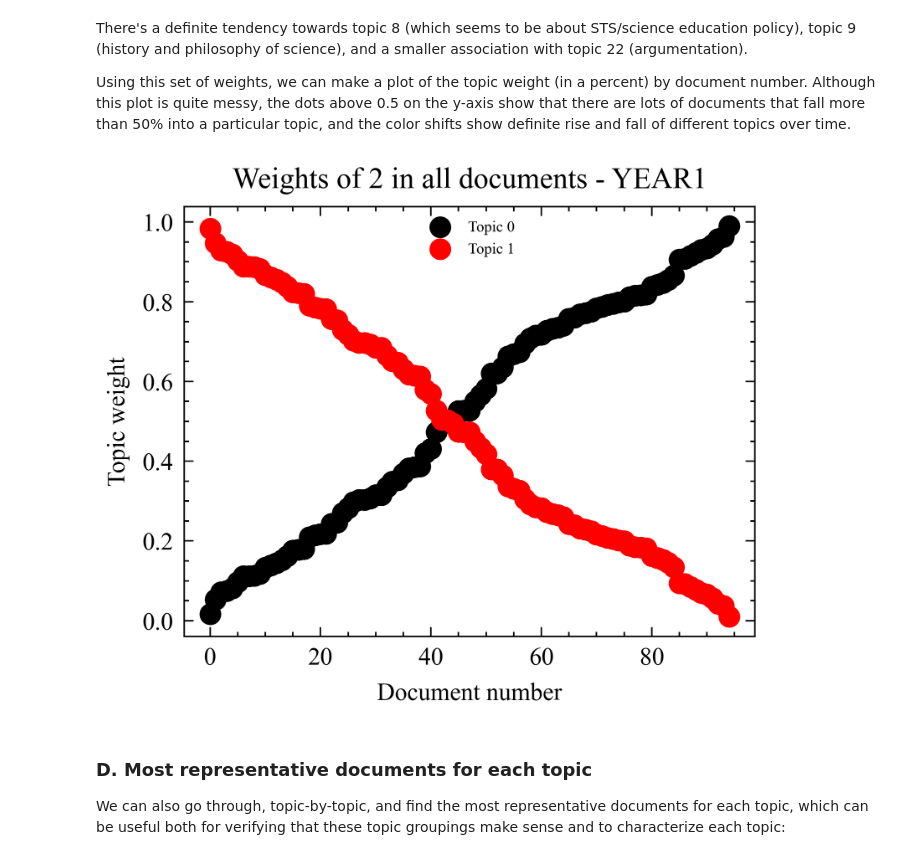
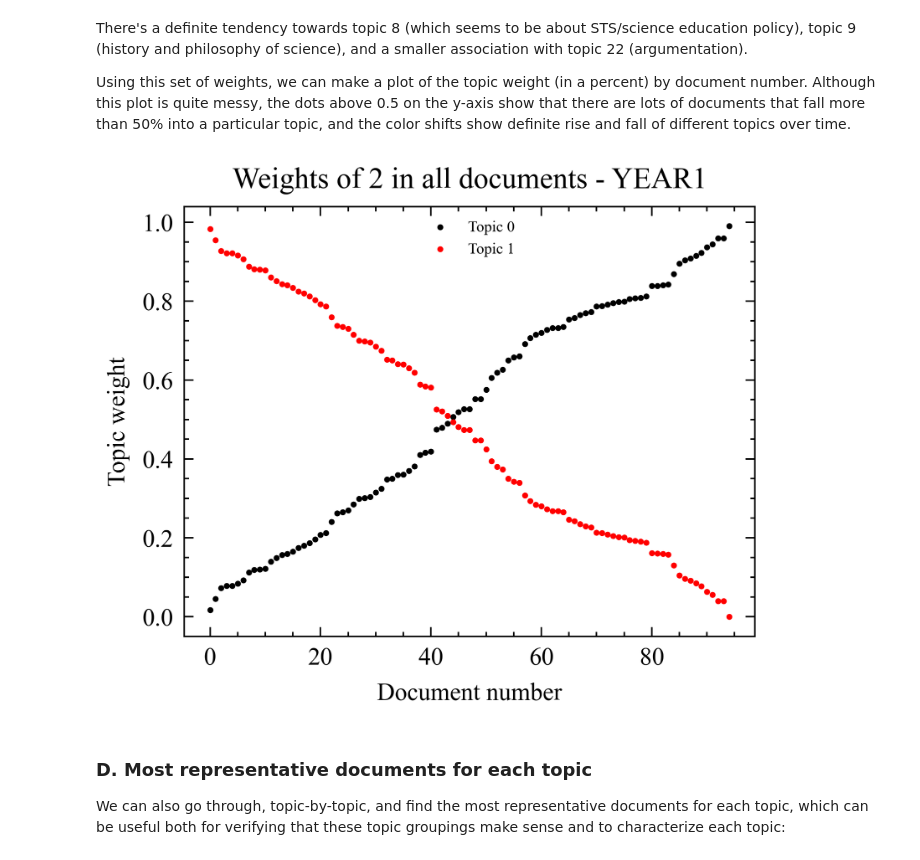
Before and after one commit to jiayang-zhang/nlp-physicseducation, a Jupyter notebook: 10 ScienceEd_RepresentativeModel_Final_YEAR1.ipynb, the cells around one changed output. Cells and saved outputs as stored; diff of their text form; code cells hidden in the pictures.

```diff
--- a/10 ScienceEd_RepresentativeModel_Final_YEAR1.ipynb
+++ b/10 ScienceEd_RepresentativeModel_Final_YEAR1.ipynb
@@ -63,14 +63,19 @@ We have also defines some helper scripts for commonly-used functions like paths
 # year 1 and 2 grades
 grades = 'outputs/anonymised_gs_int_marks.csv'
 df_grades = pd.read_csv(grades, encoding= 'utf-8')
+extracted_col_grades_y1 = df_grades['GS percent']
+extracted_col_grades_y2 = df_grades['Interferometry percent']
 
 #Y1
 dir_csv_y1 = 'outputs/labels_cleaned_y1c1c2.csv'
 df_y1     = pd.read_csv(dir_csv_y1, encoding='utf-8')
+df_y1     = df_y1.join(extracted_col_grades_y1)
+
 
 #Y2
 dir_csv_y2 = 'outputs/labels_cleaned_y2.csv'
 df_y2      = pd.read_csv(dir_csv_y2, encoding='utf-8')
+df_y2      = df_y2.join(extracted_col_grades_y2)
 
 
 #Y1Y2
@@ -463,19 +462,20 @@ Using this set of weights, we can make a plot of the topic weight (in a percent)
 # %%
 # imports for scienceplots
 import matplotlib
 import scienceplots
 plt.style.use(['science', 'ieee','no-latex'])
 matplotlib.rc('font', family='times new roman')
+
 #plt.figure(figsize=(18, 8))
 for t in range(num_topics):
-    plt.scatter(weights.index, sorted_weights.iloc[:,t], label='Topic '+str(t))
+    plt.scatter(weights.index, sorted_weights.iloc[:,t], label='Topic '+str(t), linewidths=0.5, marker= 'o', s = 2)
 plt.xlabel("Document number")
 plt.ylabel("Topic weight")
 plt.legend(loc='upper center', prop = {'size' : 5})
 plt.title('Weights of %d in all documents - YEAR1' % num_topics)
 plt.show();
 # %% [output]
-[figure, old version]
+[figure, new version]
 # %% [markdown]
 ### D. Most representative documents for each topic
 
```
Also changed, not shown: parts of 4 cells of this notebook.
